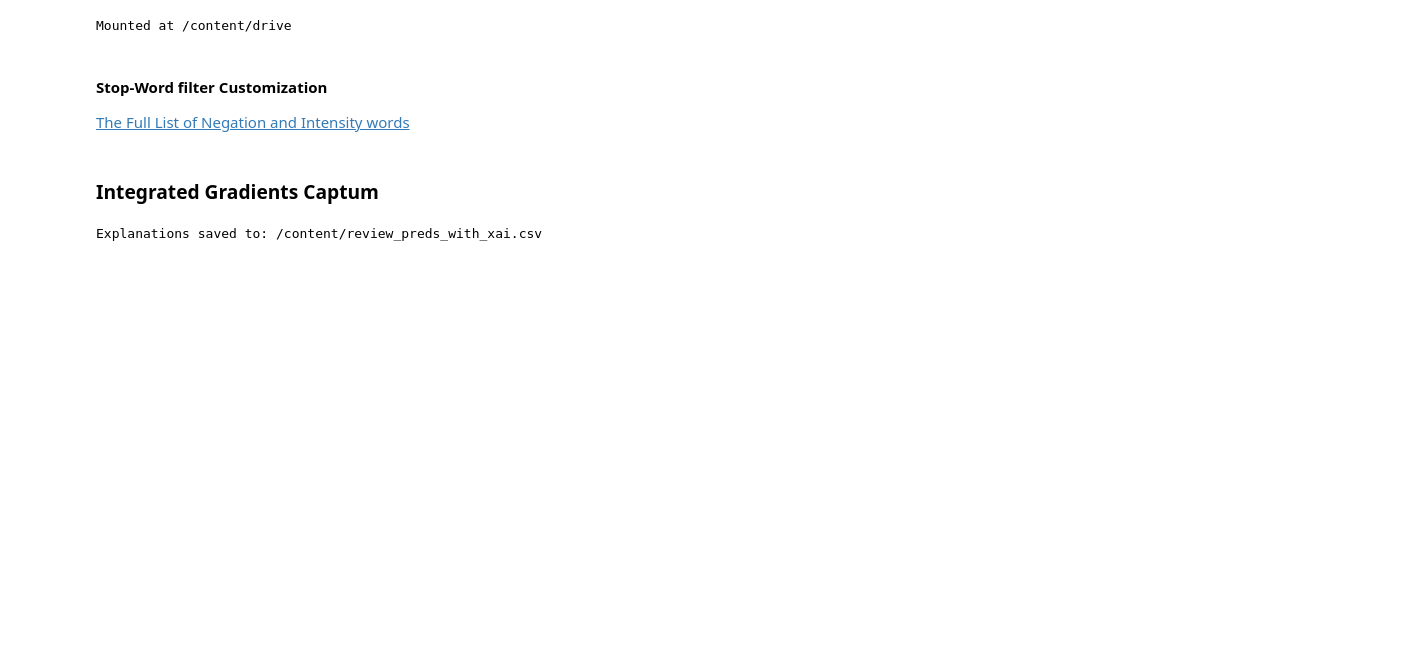
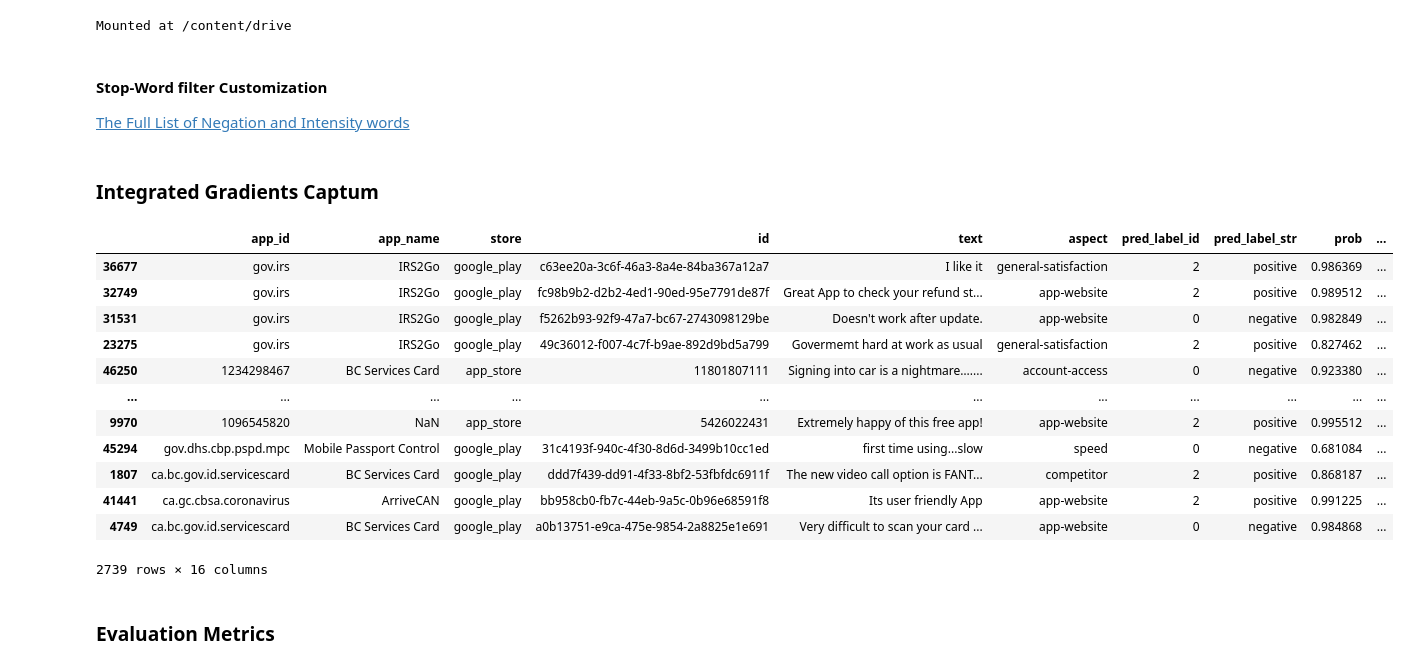
Before and after one commit to Takshg/Sentiment-Analysis-Research-Project, a Jupyter notebook: notebooks/Sentiment_Analysis_Project_XAI_Section.ipynb, the cells around one changed output. Drawn from its saved outputs; the diff is of its cells as text; code cells hidden in the pictures; blank space fills up the shorter version.

Commit message:
Updated XAI notebook - added pronouns to stopwords and implemented new XAI metric calculations

```diff
--- a/notebooks/Sentiment_Analysis_Project_XAI_Section.ipynb
+++ b/notebooks/Sentiment_Analysis_Project_XAI_Section.ipynb
@@ -141,7 +173,9 @@ from captum.attr import IntegratedGradients
 
 # ---------------- CONFIG ------------------------
 INPUT_CSV = PREDS_CSV
-OUTPUT_CSV = "/content/review_preds_with_xai.csv"
+OUTPUT_CSV = "/content/drive/MyDrive/Sentiment-Project-Data/outputs/review_preds_with_xai.csv"
+TOKEN_SCORES_CSV = "/content/drive/MyDrive/Sentiment-Project-Data/outputs/review_token_scores_ig.csv"
+
 BATCH = 4
 MAX_LEN = 128
 IG_STEPS = 16
@@ -153,7 +187,16 @@ device = next(model.parameters()).device
 model.to(device).eval()
 
 # Loading input data
+
 df = pd.read_csv(INPUT_CSV)
+
+print("Original rows:", len(df))
+
+df = df[df["pred_label_str"].str.lower() != "absent"].copy()
+df.reset_index(drop=True, inplace=True)
+
+print("Rows after removing absent sentiments:", len(df))
+
 text_col = "text" if "text" in df.columns else None
 aspect_col = "aspect" if "aspect" in df.columns else None
 if not text_col or not aspect_col:
@@ -254,12 +297,18 @@ def extract_top_phrases(text, seq_ids, offsets, scores, topk=TOPK):
   return support, oppose
 
 # id2label mapping
-ID2LABEL = {0:"negative", 1:"neutral", 2:"positive"}
+ID2LABEL= {
+    0 : "negative",
+    1 : "neutral",
+    2 : "positive",
+    3:  "absent"
+}
 
 # Attribution loop
-support_list, oppose_list, pred_labels, pred_probs = [], [], [], []
+support_list, oppose_list, pred_labels, pred_probs = [], [], [], [], []
+token_scores_all, token_row_idx = [], []
 
-with tqdm(total = len(texts), desc = "Using IG Captum for Explaining", ncols = 90) as pbar:
+with tqdm(total = len(texts), desc = "Using IG Captum for Explaining") as pbar:
   for i0 in range(0, len(texts), BATCH):
         b_texts, b_aspects = texts[i0:i0+BATCH], aspects[i0:i0+BATCH]
         scores, probs, preds, offs, encs = ig_batch(b_texts, b_aspects)
@@ -267,10 +316,19 @@ with tqdm(total = len(texts), desc = "Using IG Captum for Explaining", ncols = 9
             seq_ids = encs[bi].sequence_ids
             pos, neg = extract_top_phrases(text, seq_ids, offs[bi], scores[bi], topk=TOPK)
             pred_idx = int(preds[bi])
+            if int(pred_idx) == 3:
+              pred_labels.append("absent")
+              pred_probs.append(probs[bi].tolist())
+              support_list.append("")
+              oppose_list.append("")
+              continue
             pred_labels.append(ID2LABEL.get(pred_idx, str(pred_idx)))
             pred_probs.append(probs[bi].tolist())
             support_list.append("; ".join(pos))
             oppose_list.append("; ".join(neg))
+            token_scores_all.append(scores[bi].tolist())
+            token_scores_all.append(scores[bi].tolist())
+            token_row_idx.append(i0 + bi)
         pbar.update(len(b_texts))
         del scores, probs, preds, offs, encs
         torch.cuda.empty_cache(); gc.collect()
@@ -289,6 +347,41 @@ out_df["explanation_extractive"] = out_df.apply(
 )
 
 out_df.to_csv(OUTPUT_CSV, index=False)
-print(f"Explanations saved to: {OUTPUT_CSV}")
+print(f"[✓] Explanations saved to: {OUTPUT_CSV}")
+print(f"[INFO] out_df shape: {out_df.shape}")
+
+print("[INFO] token_scores_all length:", len(token_scores_all))
+print("[INFO] token_row_idx length   :", len(token_row_idx))
+
+token_df = pd.DataFrame({
+    "row_idx": token_row_idx,
+    "token_scores": token_scores_all
+})
+
+
+token_df.to_csv(TOKEN_SCORES_CSV, index=False)
+print(f"[✓] Token scores saved to: {TOKEN_SCORES_CSV}")
+print(f"[INFO] token_df shape: {token_df.shape}")
-# %% [output]
-Explanations saved to: /content/review_preds_with_xai.csv
+# %%
+import pandas as pd
+
+#5% sample
+sample_df = pd.read_csv("/content/drive/MyDrive/Sentiment-Project-Data/outputs/review_preds_with_xai.csv")
+sample_size = int(0.05*len(sample_df))
+sample_df.sample(sample_size)
+# %% [output]
+|  | app_id | app_name | store | id | text | aspect | pred_label_id | pred_label_str | prob | ... |
+| 36677 | gov.irs | IRS2Go | google_play | c63ee20a-3c6f-46a3-8a4e-84ba367a12a7 | I like it | general-satisfaction | 2 | positive | 0.986369 | ... |
+| 32749 | gov.irs | IRS2Go | google_play | fc98b9b2-d2b2-4ed1-90ed-95e7791de87f | Great App to check your refund st... | app-website | 2 | positive | 0.989512 | ... |
+| 31531 | gov.irs | IRS2Go | google_play | f5262b93-92f9-47a7-bc67-2743098129be | Doesn't work after update. | app-website | 0 | negative | 0.982849 | ... |
+| 23275 | gov.irs | IRS2Go | google_play | 49c36012-f007-4c7f-b9ae-892d9bd5a799 | Govermemt hard at work as usual | general-satisfaction | 2 | positive | 0.827462 | ... |
+| 46250 | 1234298467 | BC Services Card | app_store | 11801807111 | Signing into car is a nightmare….... | account-access | 0 | negative | 0.923380 | ... |
+| ... | ... | ... | ... | ... | ... | ... | ... | ... | ... | ... |
+| 9970 | 1096545820 | NaN | app_store | 5426022431 | Extremely happy of this free app! | app-website | 2 | positive | 0.995512 | ... |
+| 45294 | gov.dhs.cbp.pspd.mpc | Mobile Passport Control | google_play | 31c4193f-940c-4f30-8d6d-3499b10cc1ed | first time using...slow | speed | 0 | negative | 0.681084 | ... |
+| 1807 | ca.bc.gov.id.servicescard | BC Services Card | google_play | ddd7f439-dd91-4f33-8bf2-53fbfdc6911f | The new video call option is FANT... | competitor | 2 | positive | 0.868187 | ... |
+| 41441 | ca.gc.cbsa.coronavirus | ArriveCAN | google_play | bb958cb0-fb7c-44eb-9a5c-0b96e68591f8 | Its user friendly App | app-website | 2 | positive | 0.991225 | ... |
+| 4749 | ca.bc.gov.id.servicescard | BC Services Card | google_play | a0b13751-e9ca-475e-9854-2a8825e1e691 | Very difficult to scan your card ... | app-website | 0 | negative | 0.984868 | ... |
+2739 rows × 16 columns
+# %% [markdown]
+### Evaluation Metrics
```
Also changed, not shown: parts of 13 cells of this notebook.
